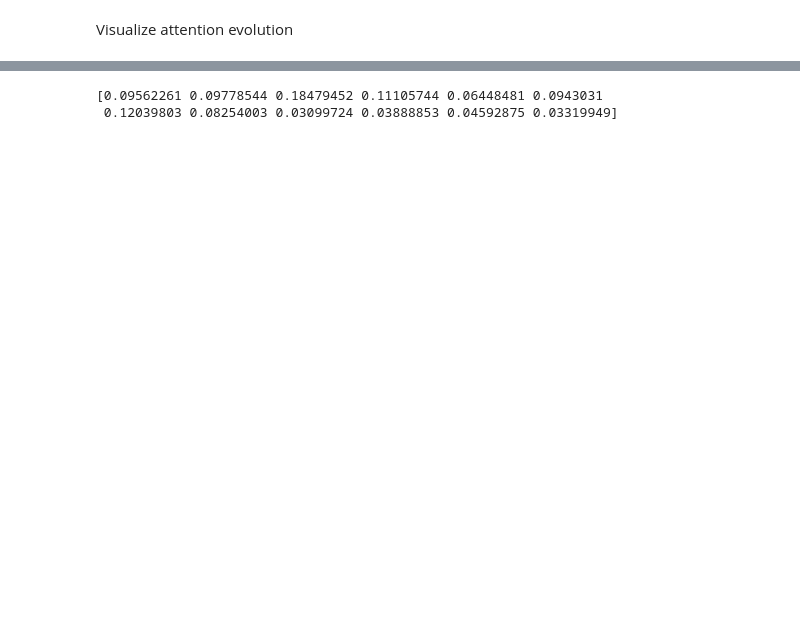
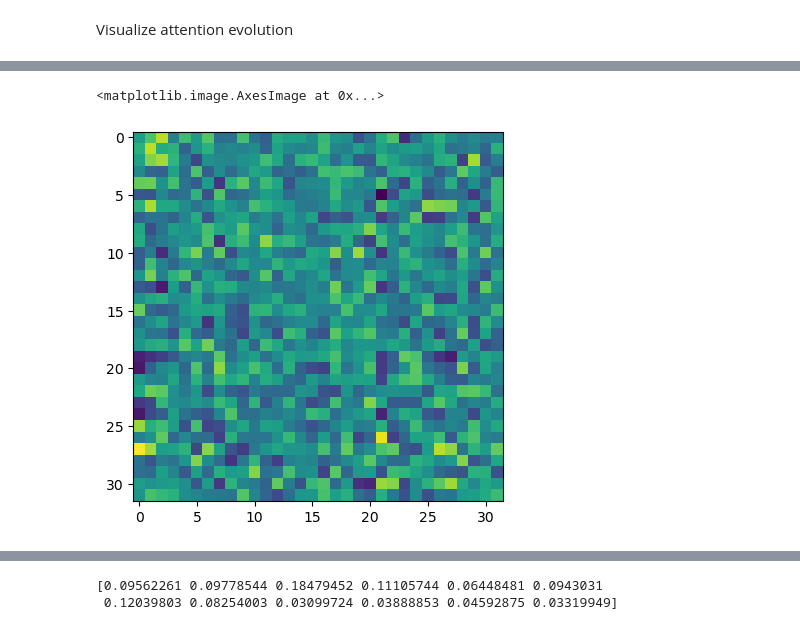
Before and after one commit to facebookresearch/pal, a Jupyter notebook: pruning/factorization.ipynb, the cells around one changed output, grey strips where cells are left out. Saved outputs shown, nothing was run; the diff lists cells and outputs as text; code cells hidden in the pictures; blank space fills up the shorter version.

```diff
--- a/pruning/factorization.ipynb
+++ b/pruning/factorization.ipynb
@@ -190,0 +252,5 @@ attns = np.load(save_dir / 'attns.npy')
+# %%
+plt.imshow(model.softmax.value.weight.cpu().detach().numpy())
+# %% [output]
+<matplotlib.image.AxesImage at 0x...>
+[figure, added]
```
Also changed, not shown: parts of 21 cells of this notebook.
